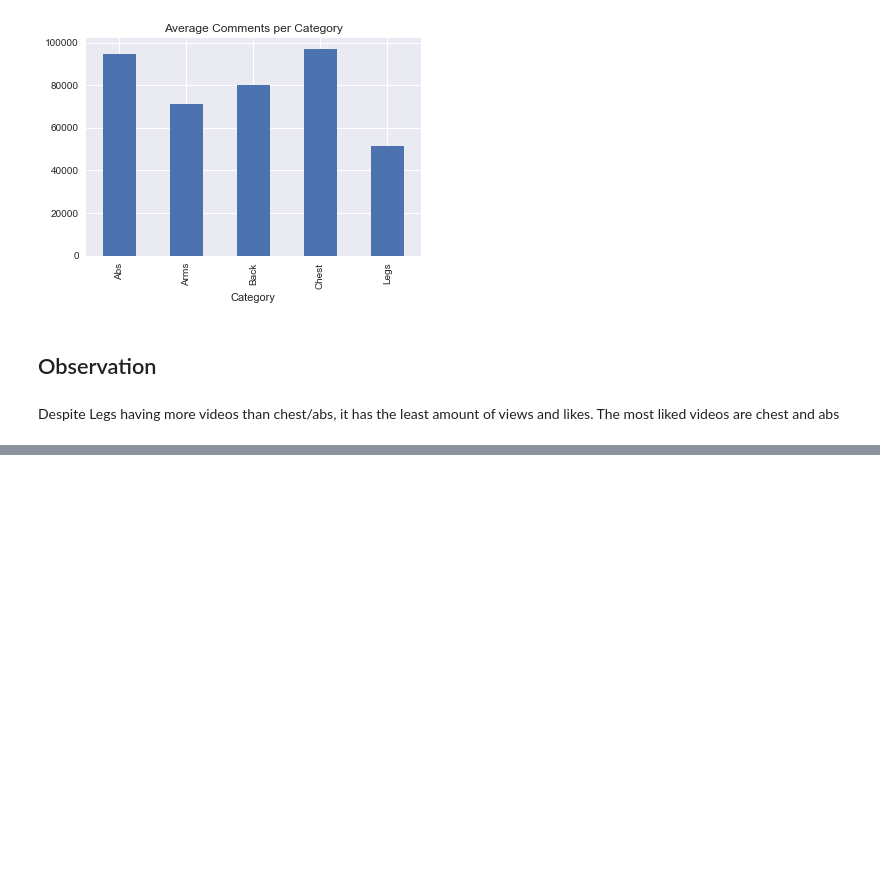
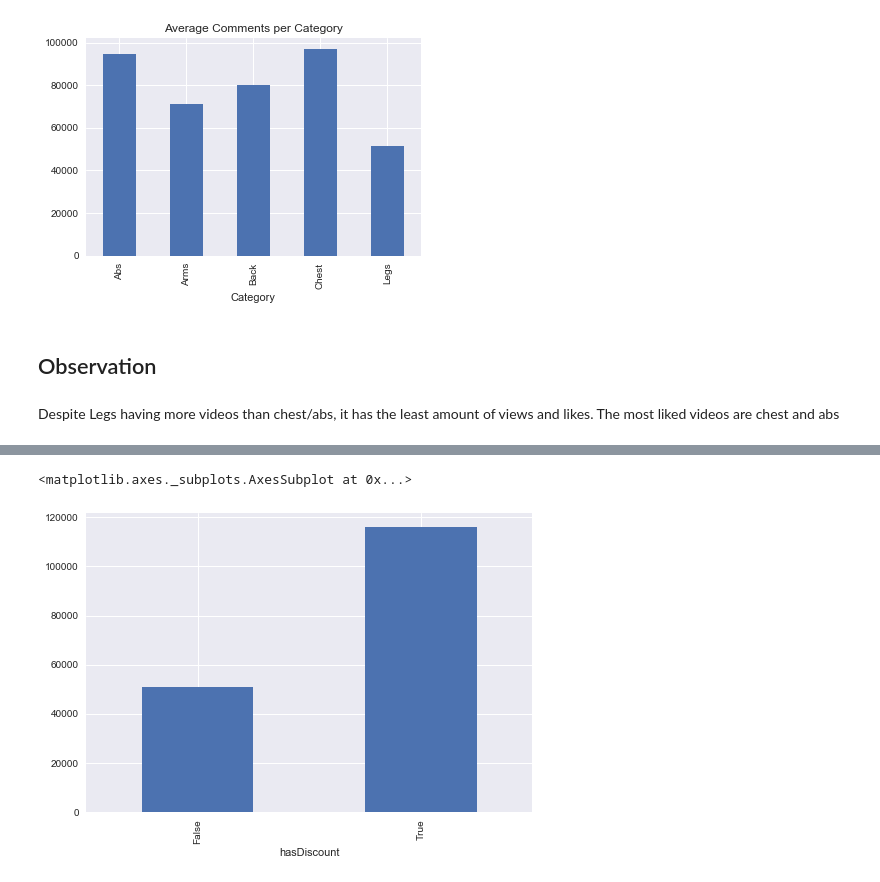
Before and after one commit to allenwang28/YouTube-Virality-Predictor, a Jupyter notebook: notebooks/Categorical Analysis.ipynb, the cells around one changed output, grey strips where cells are left out. Drawn from its saved outputs; the diff is of its cells as text; code cells hidden in the pictures; blank space fills up the shorter version.

```diff
--- a/notebooks/Categorical Analysis.ipynb
+++ b/notebooks/Categorical Analysis.ipynb
@@ -190,3 +205,8 @@ The most liked videos are chest and abs
+# %%
+dfData.groupby('hasDiscount').ViewCount.mean().plot(kind="bar")
+# %% [output]
+<matplotlib.axes._subplots.AxesSubplot at 0x...>
+[figure, added]
 # %%
 # Motivation
 # Transformation
```
Also changed, not shown: parts of 9 cells of this notebook, 4 other files.
